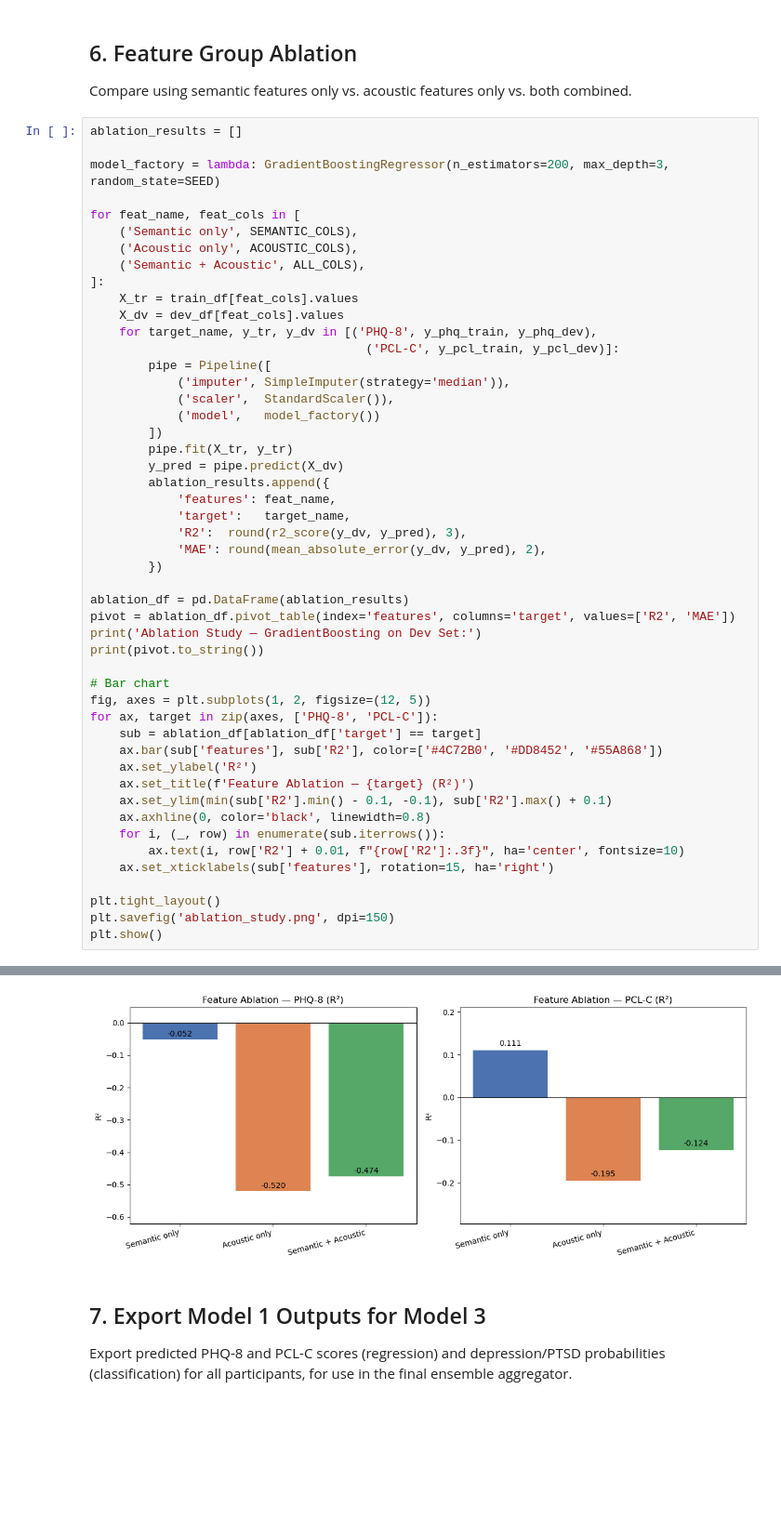
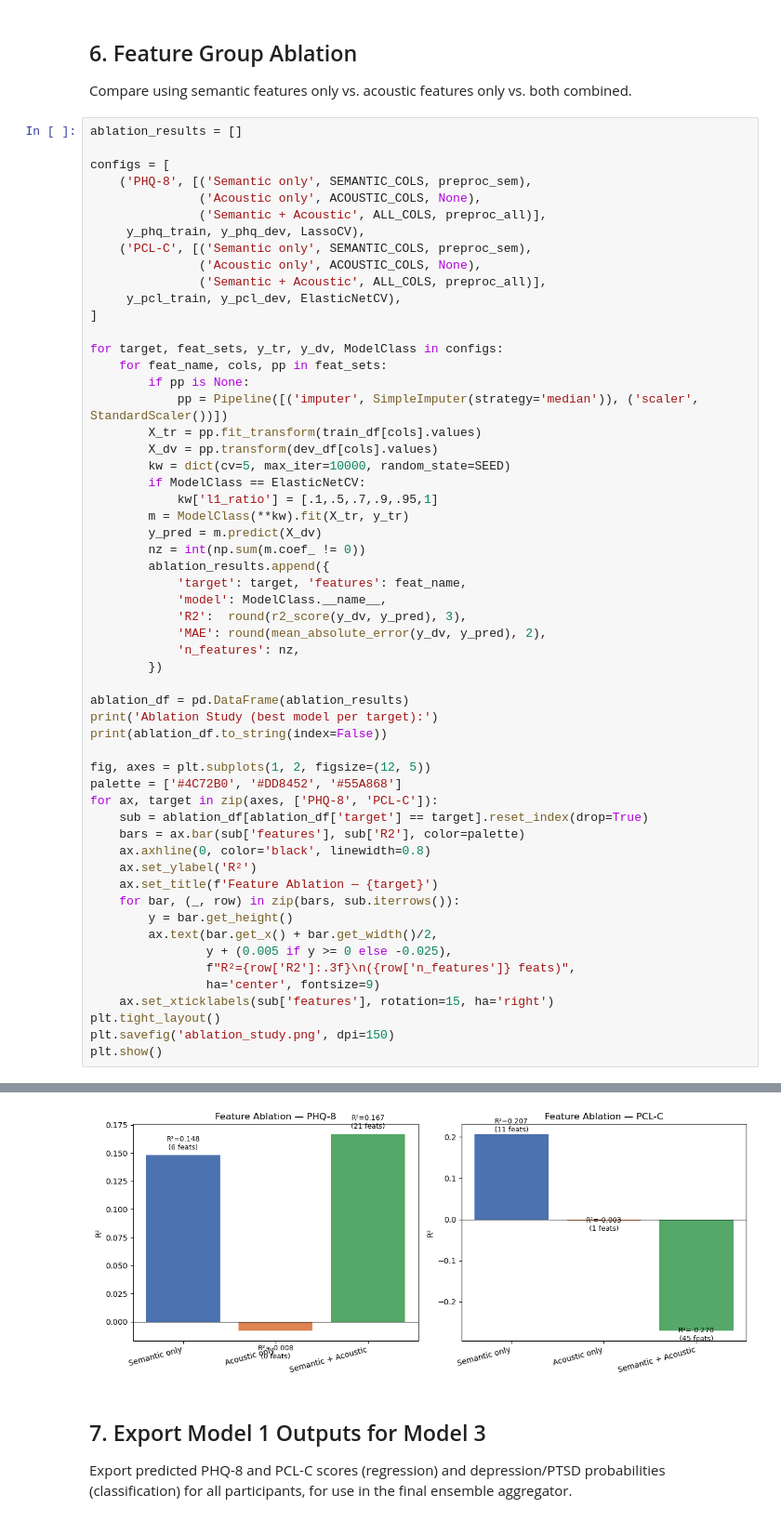
Before and after one commit to saeheeeom/MentalHealthMonitoring, a Jupyter notebook: model1_semantic_acoustic_to_phq_pcl.ipynb, the cells around one changed output, grey strips where cells are left out. Shown at 93% size. Saved outputs shown, nothing was run; the diff lists cells and outputs as text; blank space fills up the shorter version.

```diff
--- a/model1_semantic_acoustic_to_phq_pcl.ipynb
+++ b/model1_semantic_acoustic_to_phq_pcl.ipynb
@@ -347,49 +360,56 @@ Compare using semantic features only vs. acoustic features only vs. both combine
 # %%
 ablation_results = []
 
-model_factory = lambda: GradientBoostingRegressor(n_estimators=200, max_depth=3, random_state=SEED)
+configs = [
+    ('PHQ-8', [('Semantic only', SEMANTIC_COLS, preproc_sem),
+               ('Acoustic only', ACOUSTIC_COLS, None),
+               ('Semantic + Acoustic', ALL_COLS, preproc_all)],
+     y_phq_train, y_phq_dev, LassoCV),
+    ('PCL-C', [('Semantic only', SEMANTIC_COLS, preproc_sem),
+               ('Acoustic only', ACOUSTIC_COLS, None),
+               ('Semantic + Acoustic', ALL_COLS, preproc_all)],
+     y_pcl_train, y_pcl_dev, ElasticNetCV),
+]
 
-for feat_name, feat_cols in [
-    ('Semantic only', SEMANTIC_COLS),
-    ('Acoustic only', ACOUSTIC_COLS),
-    ('Semantic + Acoustic', ALL_COLS),
-]:
-    X_tr = train_df[feat_cols].values
-    X_dv = dev_df[feat_cols].values
-    for target_name, y_tr, y_dv in [('PHQ-8', y_phq_train, y_phq_dev),
-                                      ('PCL-C', y_pcl_train, y_pcl_dev)]:
-        pipe = Pipeline([
-            ('imputer', SimpleImputer(strategy='median')),
-            ('scaler',  StandardScaler()),
-            ('model',   model_factory())
-        ])
-        pipe.fit(X_tr, y_tr)
-        y_pred = pipe.predict(X_dv)
+for target, feat_sets, y_tr, y_dv, ModelClass in configs:
+    for feat_name, cols, pp in feat_sets:
+        if pp is None:
+            pp = Pipeline([('imputer', SimpleImputer(strategy='median')), ('scaler', StandardScaler())])
+        X_tr = pp.fit_transform(train_df[cols].values)
+        X_dv = pp.transform(dev_df[cols].values)
+        kw = dict(cv=5, max_iter=10000, random_state=SEED)
+        if ModelClass == ElasticNetCV:
+            kw['l1_ratio'] = [.1,.5,.7,.9,.95,1]
+        m = ModelClass(**kw).fit(X_tr, y_tr)
+        y_pred = m.predict(X_dv)
+        nz = int(np.sum(m.coef_ != 0))
         ablation_results.append({
-            'features': feat_name,
-            'target':   target_name,
+            'target': target, 'features': feat_name,
+            'model': ModelClass.__name__,
             'R2':  round(r2_score(y_dv, y_pred), 3),
             'MAE': round(mean_absolute_error(y_dv, y_pred), 2),
+            'n_features': nz,
         })
 
 ablation_df = pd.DataFrame(ablation_results)
-pivot = ablation_df.pivot_table(index='features', columns='target', values=['R2', 'MAE'])
-print('Ablation Study — GradientBoosting on Dev Set:')
-print(pivot.to_string())
+print('Ablation Study (best model per target):')
+print(ablation_df.to_string(index=False))
 
-# Bar chart
 fig, axes = plt.subplots(1, 2, figsize=(12, 5))
+palette = ['#4C72B0', '#DD8452', '#55A868']
 for ax, target in zip(axes, ['PHQ-8', 'PCL-C']):
-    sub = ablation_df[ablation_df['target'] == target]
-    ax.bar(sub['features'], sub['R2'], color=['#4C72B0', '#DD8452', '#55A868'])
+    sub = ablation_df[ablation_df['target'] == target].reset_index(drop=True)
+    bars = ax.bar(sub['features'], sub['R2'], color=palette)
+    ax.axhline(0, color='black', linewidth=0.8)
     ax.set_ylabel('R²')
-    ax.set_title(f'Feature Ablation — {target} (R²)')
-    ax.set_ylim(min(sub['R2'].min() - 0.1, -0.1), sub['R2'].max() + 0.1)
-    ax.axhline(0, color='black', linewidth=0.8)
-    for i, (_, row) in enumerate(sub.iterrows()):
-        ax.text(i, row['R2'] + 0.01, f"{row['R2']:.3f}", ha='center', fontsize=10)
+    ax.set_title(f'Feature Ablation — {target}')
+    for bar, (_, row) in zip(bars, sub.iterrows()):
+        y = bar.get_height()
+        ax.text(bar.get_x() + bar.get_width()/2,
+                y + (0.005 if y >= 0 else -0.025),
+                f"R²={row['R2']:.3f}\n({row['n_features']} feats)",
+                ha='center', fontsize=9)
     ax.set_xticklabels(sub['features'], rotation=15, ha='right')
-
 plt.tight_layout()
 plt.savefig('ablation_study.png', dpi=150)
 plt.show()
@@ -404,4 +425,4 @@ Semantic only        12.09  4.31  0.111 -0.052
-[figure, old version]
+[figure, new version]
 # %% [markdown]
 ## 7. Export Model 1 Outputs for Model 3
 
```
Also changed, not shown: parts of 12 cells of this notebook, 1 other file.
